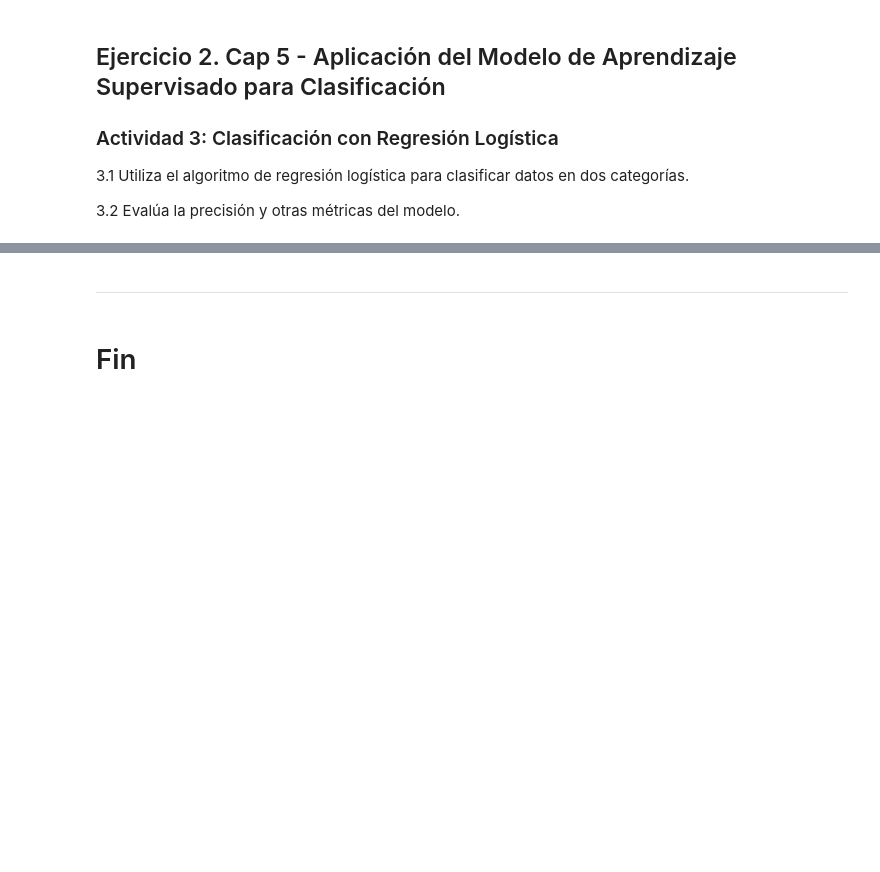
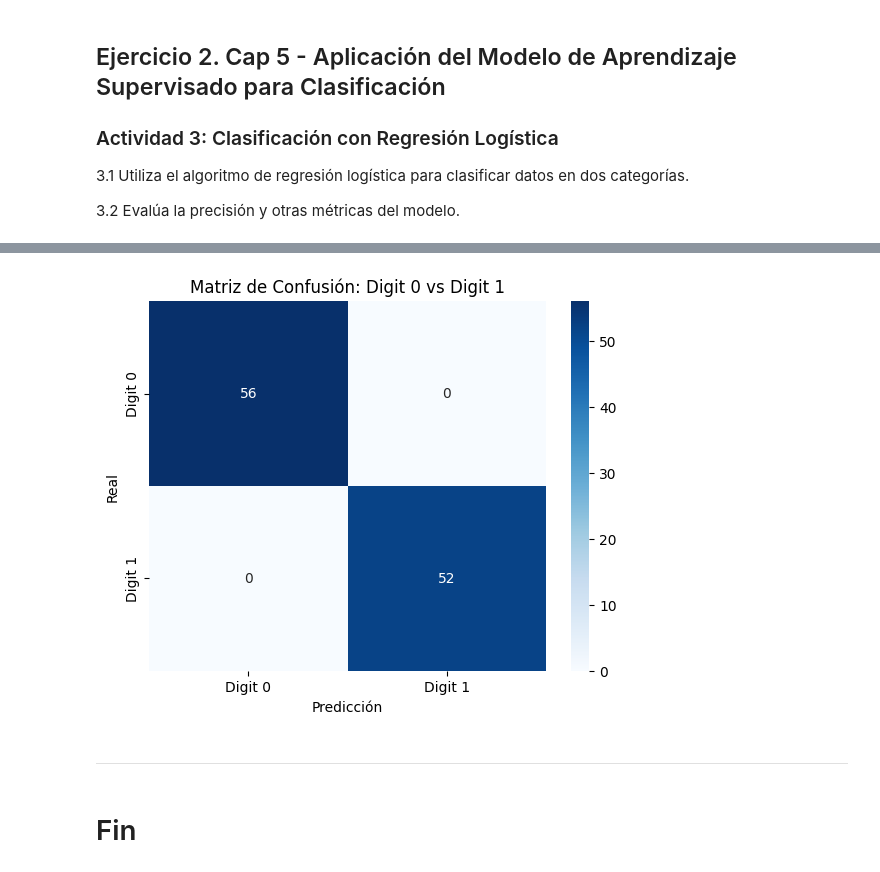
Before and after one commit to alanPalma25/sic-2025-python-ai, a Jupyter notebook: ia_module/activities/sem09_asin_capítulo3_AI (1).ipynb, the cells around one changed output, grey strips where cells are left out. Cells and saved outputs as stored; diff of their text form; code cells hidden in the pictures; blank space fills up the shorter version.

```diff
--- a/ia_module/activities/sem09_asin_capítulo3_AI (1).ipynb
+++ b/ia_module/activities/sem09_asin_capítulo3_AI (1).ipynb
@@ -87,0 +334,5 @@ ___
+# %%
+# Seleccionar dos digitos para clasificación binaria
+class_names_binary = class_names[:2]
+X_binary = X[(y == 0) | (y == 1)]
+y_binary = y[(y == 0) | (y == 1)]
@@ -87,0 +361,16 @@ ___
+# %%
+# Dividir los datos para entrenamiento y prueba
+X_train, X_test, y_train, y_test = train_test_split(X_binary, y_binary, test_size=0.3, random_state=42)
+
+print(f"Tamaño del set de entrenamiento: {X_train.shape[0]} muestras")
+print(f"Tamaño del set de prueba: {X_test.shape[0]} muestras")
+
+# Escalamiento
+scaler = StandardScaler()
+X_train_scaled = scaler.fit_transform(X_train)
+X_test_scaled = scaler.transform(X_test)
+
+# Modelo de regresión logística
+from sklearn.linear_model import LogisticRegression
+model = LogisticRegression(max_iter=1000)
+model.fit(X_train_scaled, y_train)
@@ -87,0 +381,13 @@ ___
+# %%
+# 3.2 Evalúa la precisión y otras métricas del modelo.
+# Evaluar el modelo
+y_pred = model.predict(X_test)
+
+mse = mean_squared_error(y_test, y_pred)
+r2 = r2_score(y_test, y_pred)
+rmse = np.sqrt(mse)
+
+print("Métricas del modelo:")
+print(f"Error cuadrático medio (MSE): {mse}")
+print(f"R^2: {r2}")
+print(f"Raíz del error cuadrático medio (RMSE): {rmse}")
@@ -88,4 +413,15 @@ ___
+# %%
+cm = confusion_matrix(y_test, y_pred)
+sns.heatmap(cm, annot=True, fmt="d", cmap="Blues", xticklabels=["Digit 0", "Digit 1"],
+            yticklabels=["Digit 0", "Digit 1"])
+plt.title("Matriz de Confusión: Digit 0 vs Digit 1")
+plt.xlabel("Predicción")
+plt.ylabel("Real")
+plt.show()
+# %% [output]
+[figure, added]
 # %% [markdown]
-___
+
+ ___
 # %% [markdown]
 # Fin
```
Also changed, not shown: parts of 22 cells of this notebook, 1 other file.
